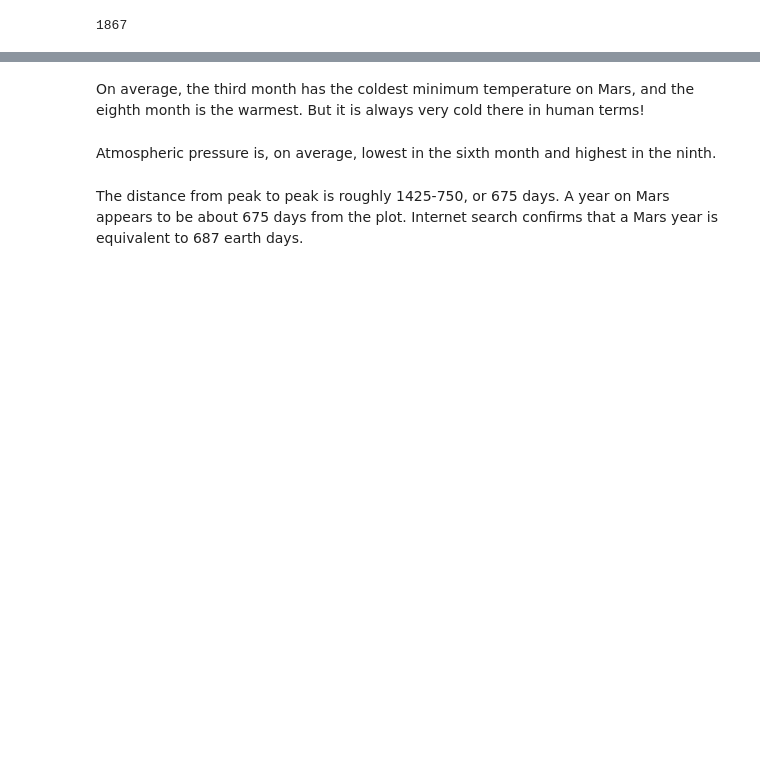
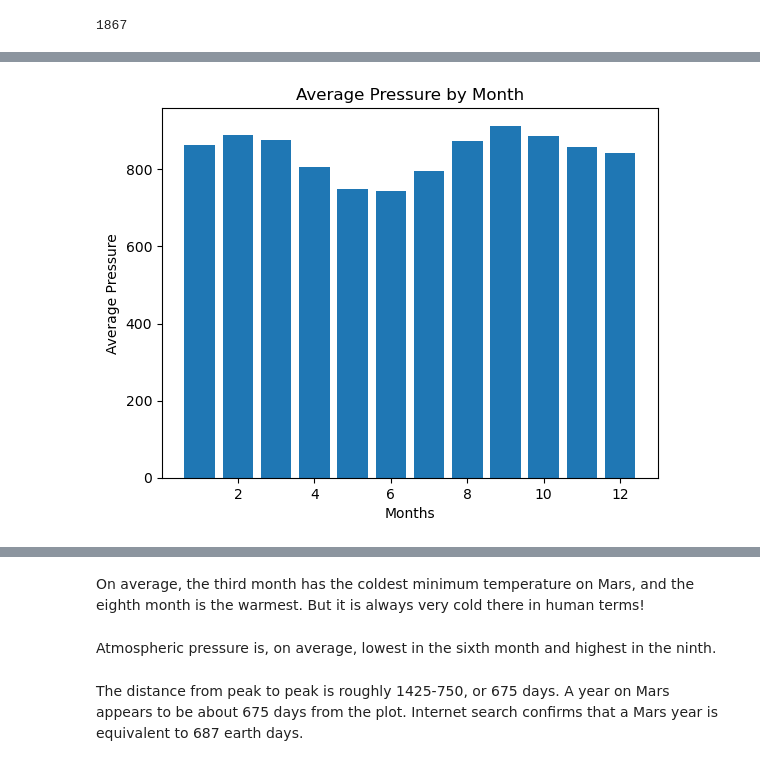
Before and after one commit to Faith-Hall/mars-challenge, a Jupyter notebook: Mars_code/part_2_mars_weather_code.ipynb, the cells around one changed output, grey strips where cells are left out. Saved outputs shown, nothing was run; the diff lists cells and outputs as text; code cells hidden in the pictures; blank space fills up the shorter version.

```diff
--- a/Mars_code/part_2_mars_weather_code.ipynb
+++ b/Mars_code/part_2_mars_weather_code.ipynb
@@ -190,0 +196,7 @@ Name: pressure, dtype: float64
+# %%
+# 4. Average pressure by Martian month
+av_pressure = df.groupby('month')['pressure'].mean()
+av_pressure = av_pressure.to_frame()
+av_pressure = av_pressure['pressure'].reset_index('month')
+av_pressure = av_pressure.rename(columns={'pressure':'Average Pressure'})
+av_pressure.head()
@@ -191,2 +210,11 @@ Name: pressure, dtype: float64
+# %%
+# Plot the average pressure by month
+plt.bar(av_pressure['month'] , av_pressure['Average Pressure'])
+plt.xlabel('Months')
+plt.ylabel('Average Pressure')
+plt.title('Average Pressure by Month')
+plt.show()
+# %% [output]
+[figure, added]
 # %%
 # 5. How many terrestrial (earth) days are there in a Martian year?
```
Also changed, not shown: parts of 17 cells of this notebook, 1 other file.
